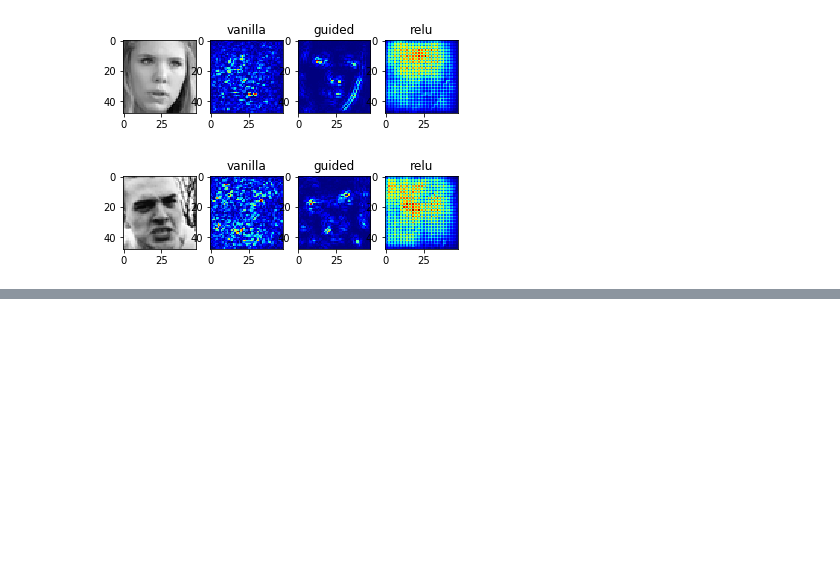
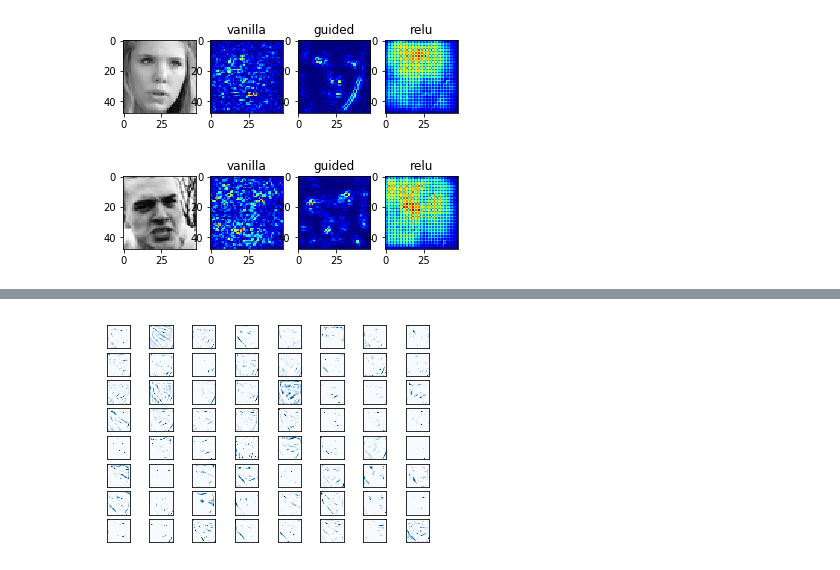
Before and after one commit to maplezzz/NTU_ML2017_Hung-yi-Lee_HW, a Jupyter notebook: HW3/report.ipynb, the cells around one changed output, grey strips where cells are left out. Saved outputs shown, nothing was run; the diff lists cells and outputs as text; code cells hidden in the pictures; blank space fills up the shorter version.

```diff
--- a/HW3/report.ipynb
+++ b/HW3/report.ipynb
@@ -162,0 +296,4 @@ for idx in range(6):
+# %%
+plot_conv_output(values=layer_output2)
+# %% [output]
+[figure, added]
```
Also changed, not shown: parts of 24 cells of this notebook, 10 other files.
